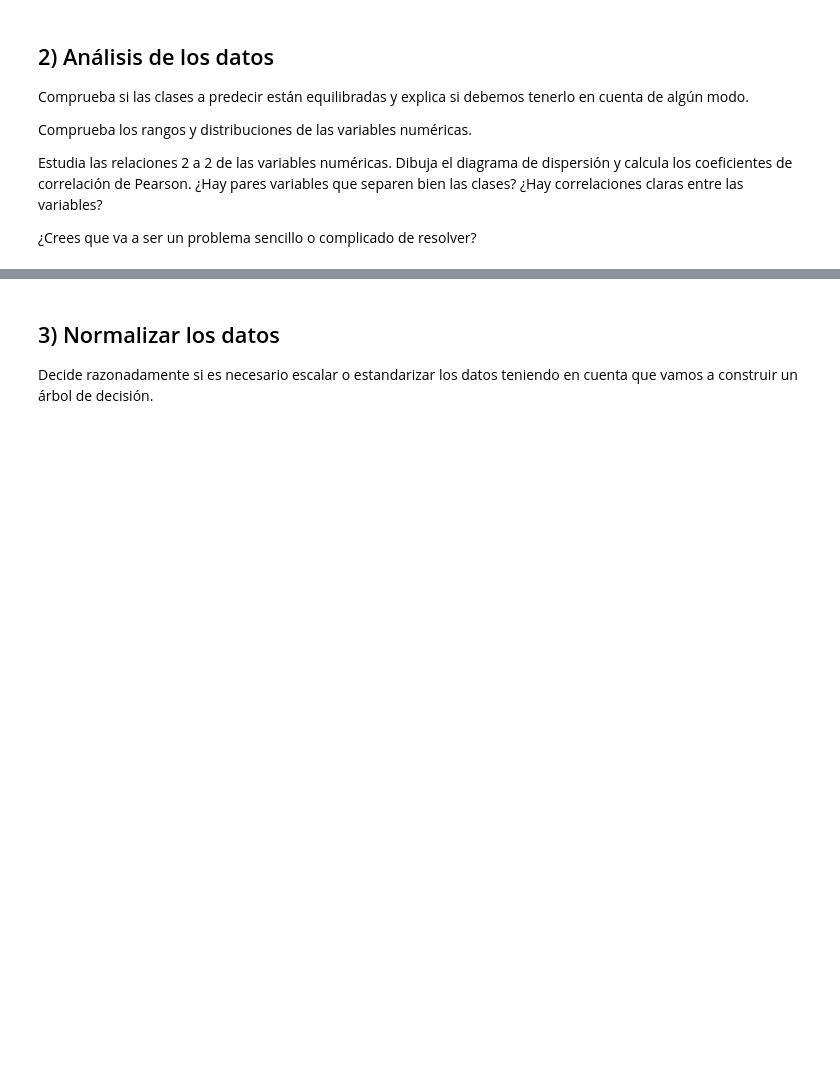
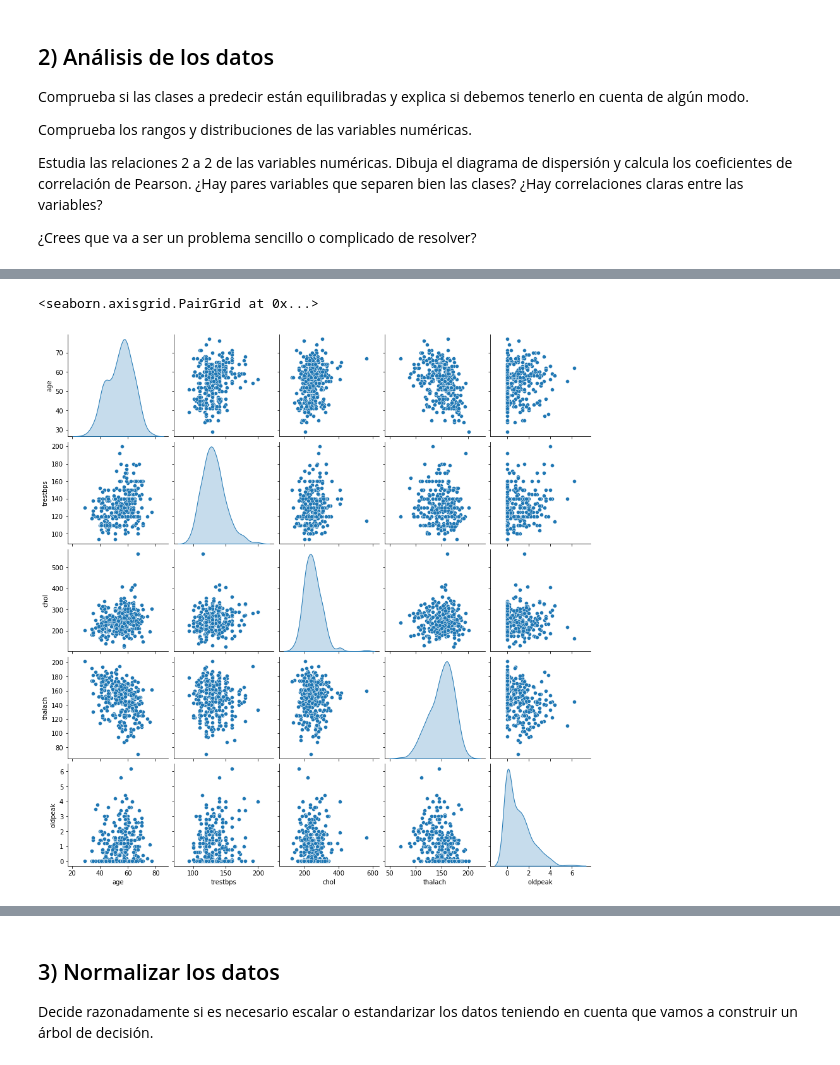
Before and after one commit to sramos02/IA, a Jupyter notebook: Practicas/Practica2/P2_clasificacion.ipynb, the cells around one changed output, grey strips where cells are left out. Cells and saved outputs as stored; diff of their text form; code cells hidden in the pictures; blank space fills up the shorter version.

```diff
--- a/Practicas/Practica2/P2_clasificacion.ipynb
+++ b/Practicas/Practica2/P2_clasificacion.ipynb
@@ -49,29 +49,30 @@ En este problema sólo nos interesa saber si los pacientes están enfermos o no
 
 Elimina los pacientes que tengan datos incompletos.
 # %%
+RANDOM_STATE = 83
+
 import pandas as pd
 import numpy as np
 
-#Leemos csv y creamos un dataframe
-df1 = pd.read_csv('cleveland.csv')
+df = pd.read_csv('cleveland.csv')
 
-#Variables categoricas
-df1['sex'] = df1['sex'].astype('category')
-df1['cp'] = df1['cp'].astype('category')
-df1['fbs'] = df1['fbs'].astype('category')
-df1['restecg'] = df1['restecg'].astype('category')
-df1['exang'] = df1['exang'].astype('category')
-df1['slope'] = df1['slope'].astype('category')
-df1['thal'] = df1['thal'].astype('category')
+##### Variables Categoricas #####
 
+df['sex'] = df['sex'].astype('category')
+df['cp'] = df['cp'].astype('category')
+df['fbs'] = df['fbs'].astype('category')
+df['restecg'] = df['restecg'].astype('category')
+df['exang'] = df['exang'].astype('category')
+df['slope'] = df['slope'].astype('category')
+df['thal'] = df['thal'].astype('category')
 
-#Calculamos el resultado de target
-df1['target'] = np.where(df1['target'] > 0,"enfermo","normal")
+#########-----------------#########
+df = df.dropna(axis=0)
+#Cambiamos valores a normal y enfermo
+df['target'] = np.where(df['target'] > 0,"enfermo","normal")
+#------------------------------------#
 
-#Borramos los pacientes con datos incompletos
-df1.dropna(inplace=True)
-
-df1
+df
 # %% [output]
 |  | age | sex | cp | trestbps | chol | fbs | restecg | thalach | exang | oldpeak | slope | ... |
 | 0 | 63.0 | 1.0 | 1.0 | 145.0 | 233.0 | 1.0 | 2.0 | 150.0 | 0.0 | 2.3 | 3.0 | ... |
@@ -190,0 +135,7 @@ Como el conjunto de datos es muy pequeño vamos a utilizar validación cruzada p
+# %%
+import seaborn as sns
+df1 = df.loc[:,['age','trestbps','chol','thalach','oldpeak']]
+sns.pairplot(df1,diag_kind='kde')
+# %% [output]
+<seaborn.axisgrid.PairGrid at 0x...>
+[figure, added]
```
Also changed, not shown: parts of 49 cells of this notebook, 1 other file.
